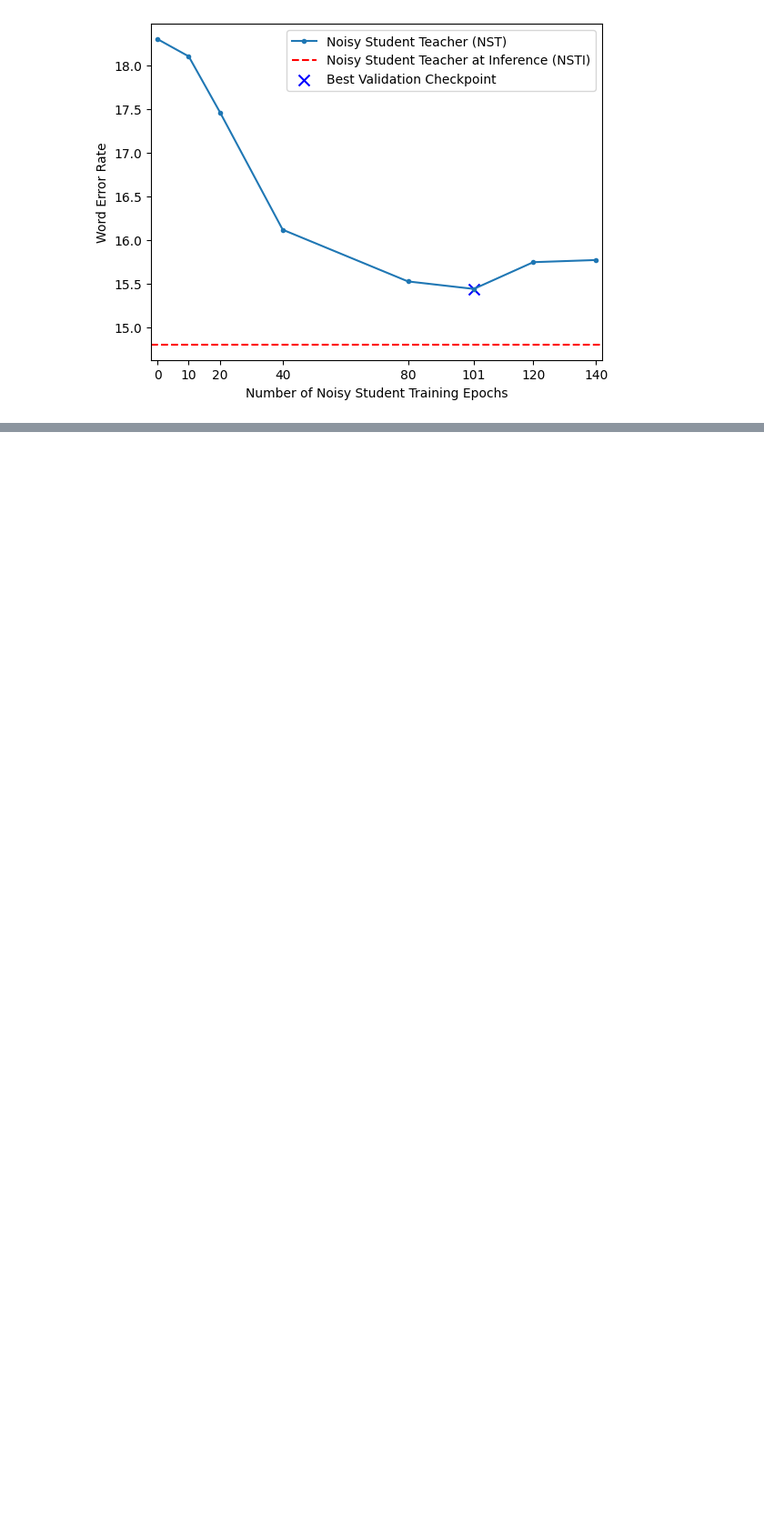
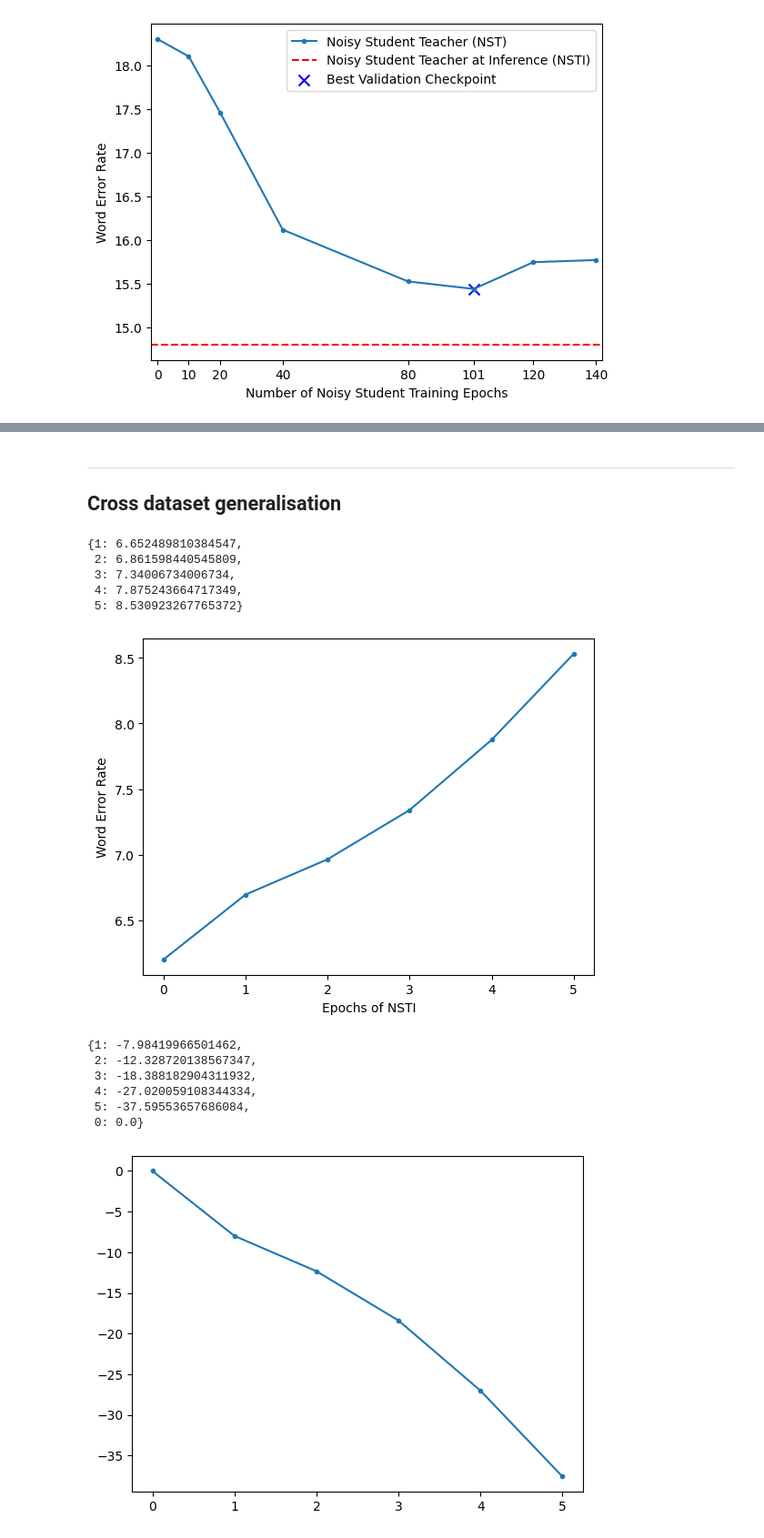
Before and after one commit to robflynnyh/dynamic-asr-eval, a Jupyter notebook: lcasr/results/eval.ipynb, the cells around one changed output, grey strips where cells are left out. Shown at 91% size. Saved outputs shown, nothing was run; the diff lists cells and outputs as text; code cells hidden in the pictures; blank space fills up the shorter version.

```diff
--- a/lcasr/results/eval.ipynb
+++ b/lcasr/results/eval.ipynb
@@ -21,6 +21,10 @@ def pdecrease(data):
     for i in range(len(data)): # percentage decrease
         data[i] = (min - data[i]) / min * 100
     return data
+def pdecrease_dict(data, minkey=0):
+    min = data[minkey]
+    data = {k: (min - v) / min * 100 for k, v in data.items()}
+    return data
 # %% [markdown]
 ---------
 Freq Mask Evals
@@ -327,0 +400,41 @@ rev16: 18.706755245540844
+# %% [markdown]
+------------------
+Cross dataset generalisation
+------------------
+# %%
+results
+# %% [output]
+{1: 6.652489810384547,
+ 2: 6.861598440545809,
+ 3: 7.34006734006734,
+ 4: 7.875243664717349,
+ 5: 8.530923267765372}
+# %%
+epochs = [1,2,3,4,5]
+results = {}
+for i, e in enumerate(epochs):
+    data = get_data(f'earnings_tedlium_epoch-{e}-test', base_path='./crossdataset/')
+    wer = [d['wer'] for d in data]
+    results[e] = sum(wer)/len(wer)*100
+
+results[0] = 6.2
+epochs = [0] + epochs
+plt.plot(epochs, [results[e] for e in epochs], label='In-dataset', marker='o', markersize=3)
+plt.xlabel('Epochs of NSTI')
+plt.ylabel('Word Error Rate')
+plt.xticks(epochs)
+#plt.savefig('earnings_nst_indataset.pdf', bbox_inches='tight')
+plt.show()
+
+results_pdecrease = pdecrease_dict(results, 0)
+plt.plot(epochs, [results_pdecrease[e] for e in epochs], label='In-dataset', marker='o', markersize=3)
+results_pdecrease
+# %% [output]
+[figure, added]
+{1: -7.98419966501462,
+ 2: -12.328720138567347,
+ 3: -18.388182904311932,
+ 4: -27.020059108344334,
+ 5: -37.59553657686084,
+ 0: 0.0}
+[figure, added]
```
Also changed, not shown: parts of 19 cells of this notebook, 13 other files.
